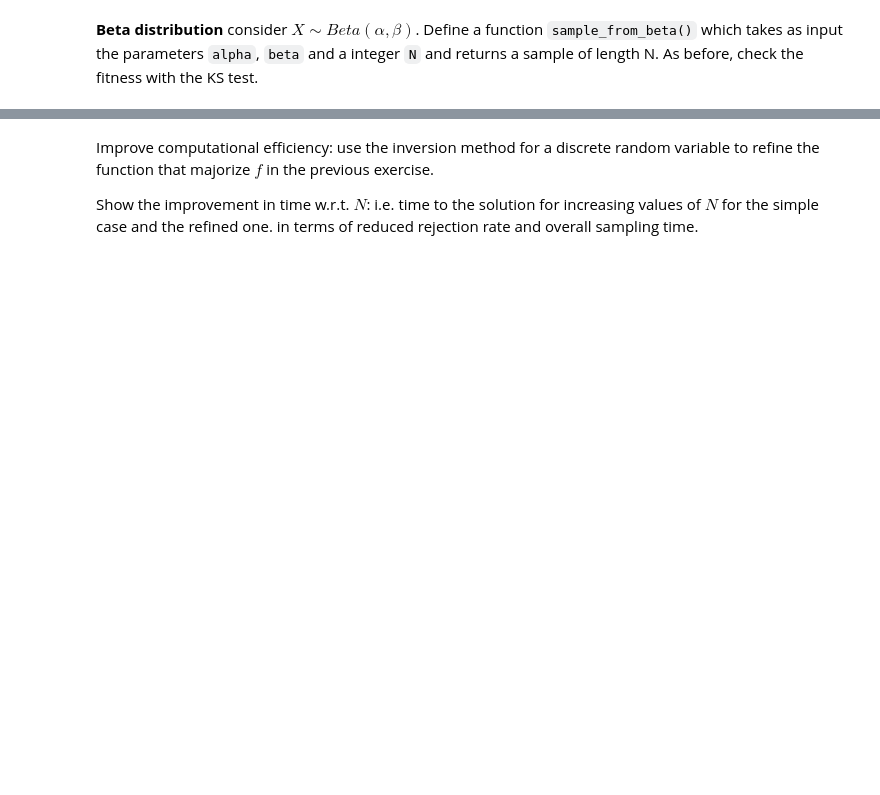
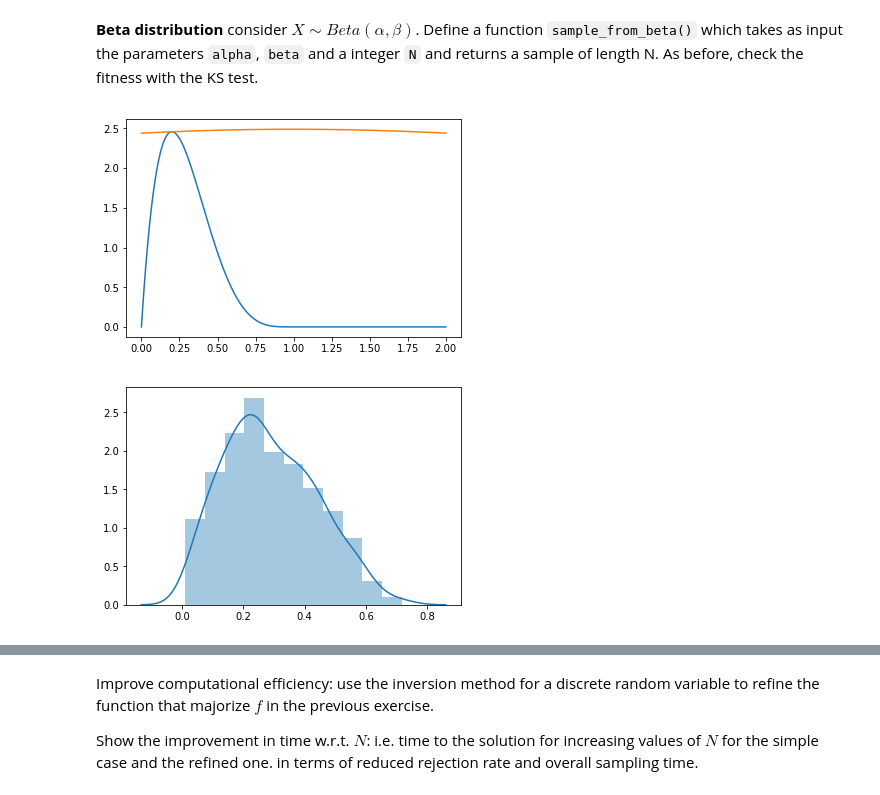
Before and after one commit to ginevracoal/stochastic_modelling_simulation, a Jupyter notebook: lab/01_sampling.ipynb, the cells around one changed output, grey strips where cells are left out. Saved outputs shown, nothing was run; the diff lists cells and outputs as text; code cells hidden in the pictures; blank space fills up the shorter version.

```diff
--- a/lab/01_sampling.ipynb
+++ b/lab/01_sampling.ipynb
@@ -184,2 +228,10 @@ def rejections_sampling():
 # %% [markdown]
 **Beta distribution** consider $X\sim Beta(\alpha,\beta)$. Define a function `sample_from_beta()` which takes as input the parameters `alpha`, `beta` and a integer `N` and returns a sample of length N. As before, check the fitness with the KS test.
+# %%
+def sample_from_beta(alpha, beta, N):
+    return rejection_sampling(lambda x: st.beta.pdf(x, alpha, beta), proposal_params=[1,5], xrange=[0,2], N=N)
+
+samples = sample_from_beta(alpha=2, beta=5, N=10000)
+# %% [output]
+[figure, added]
+[figure, added]
```
Also changed, not shown: parts of 17 cells of this notebook, 4 other files.
